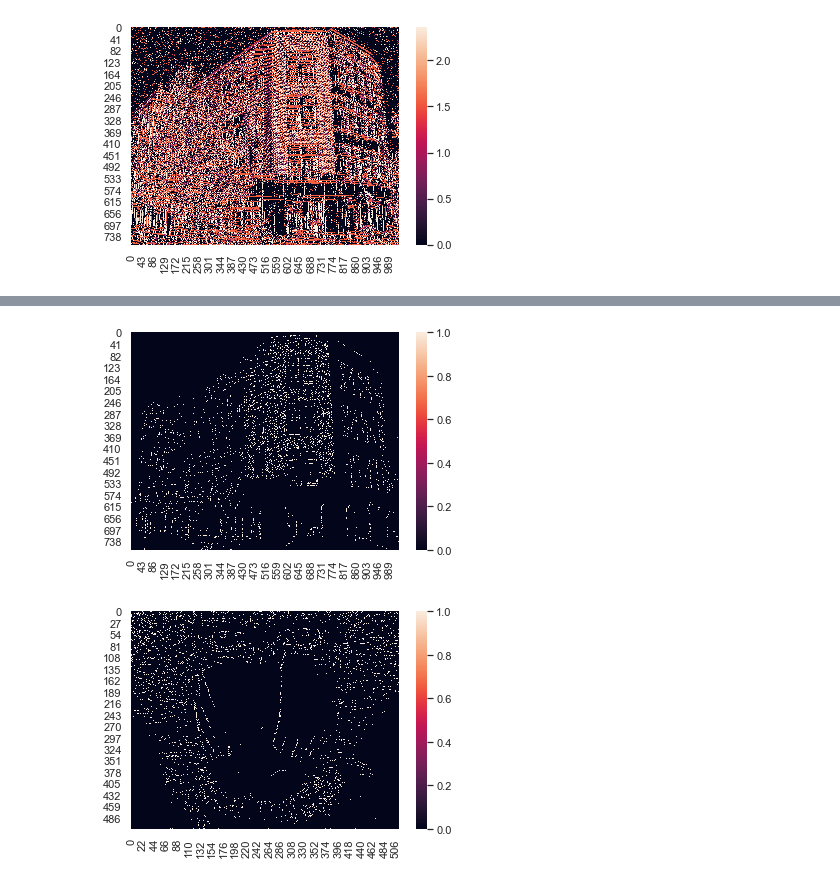
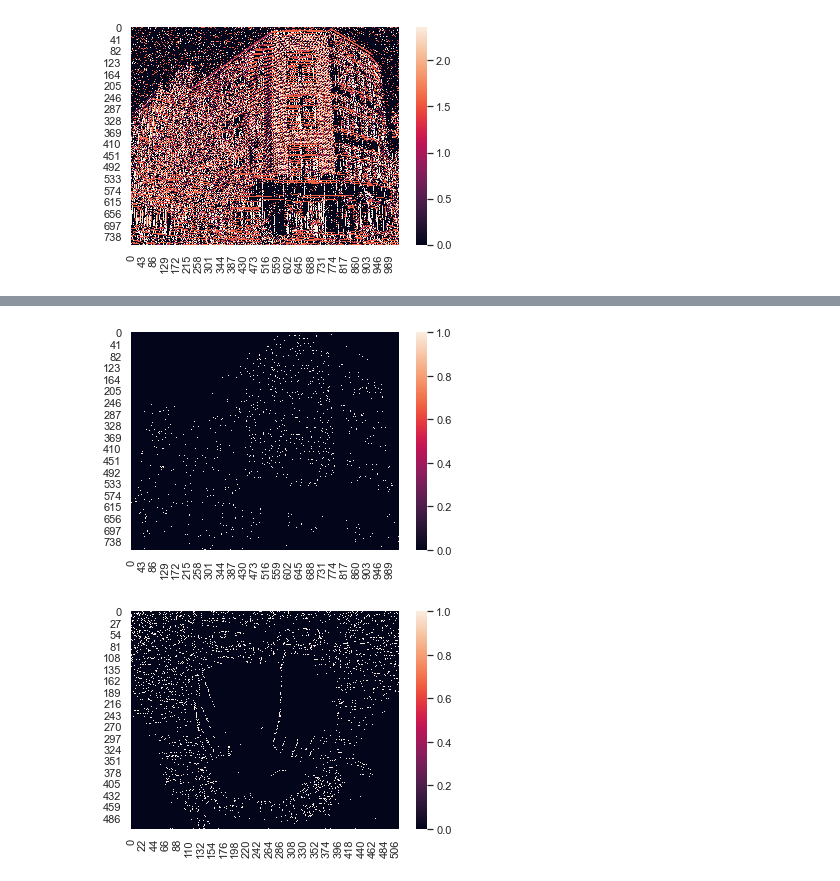
Before and after one commit to kwantlin/student-assignment-1, a Jupyter notebook: hw1.ipynb, the cells around one changed output, grey strips where cells are left out. Drawn from its saved outputs; the diff is of its cells as text; code cells hidden in the pictures.

```diff
--- a/hw1.ipynb
+++ b/hw1.ipynb
@@ -158,7 +158,7 @@ for i in range(I.shape[0]):
         else:
             n1, n2 = (max(0,i-1), max(0,j-1)), (min(I.shape[0]-1, i+1), min(I.shape[1]-1,j+1))
 
-        if F[i][j] > F[n1] or F[i][j] > F[n2]:
+        if F[i][j] >= F[n1] and F[i][j] >= F[n2]:
             I[i][j] = F[i][j]
 
 print("after NMS")
@@ -169,34 +177,33 @@ after NMS
 # %%
-edgemap = np.zeros(I.shape)
-I_normal = I / np.amax(I)
-th = 0.82
+
+th = 0.9
 tl = 0.8
 for i in range(I.shape[0]):
     for j in range(I.shape[1]):
         if I_normal[i][j] > th:
-            edgemap[i][j] = 1
+#             edgemap[i][j] = 1
             to_check = [(i,j)]
             while(to_check):
                 p = to_check.pop(0)
                 if edgemap[p] == 0:
-                    if D_prime[p[0]][p[1]] == 0:
+                    if D_prime[i][j] == 0:
                         n1, n2 = (max(0,p[0]-1), p[1]), (min(I.shape[0]-1, p[0]+1), p[1])
-                    elif D_prime[p[0]][p[1]] == pi/4:
+                    elif D_prime[i][j] == pi/4:
                         n1, n2 = (max(0,p[0]-1), max(0,p[1]-1)), (min(I.shape[0]-1, p[0]+1), min(I.shape[1]-1,p[1]+1))
-                    elif D_prime[p[0]][p[1]] == pi/2:
+                    elif D_prime[i][j] == pi/2:
                         n1, n2 = (p[0], max(0,p[1]-1)), (p[0], min(I.shape[1]-1,p[1]+1))
                     else:
                         n1, n2 = (max(0,p[0]-1), min(I.shape[1]-1,p[1]+1)), (min(I.shape[0]-1, p[0]+1), max(0,p[1]-1))
                     if I[n1] > tl:
                         to_check.append(n1)
                         edgemap[n1] = 1
                     if I[n2] > tl:
                         to_check.append(n2)
                         edgemap[n2] = 1
 
 ax5 = sns.heatmap(edgemap)
 # %% [output]
-[figure, old version]
+[figure, new version]
 # %%
 img_mandrill = cv2.imread('example_images/mandrill.jpg', 1)
 gray_mandrill = cv2.cvtColor(img_mandrill, cv2.COLOR_BGR2GRAY)
```
Also changed, not shown: parts of 3 cells of this notebook, 1 other file.
